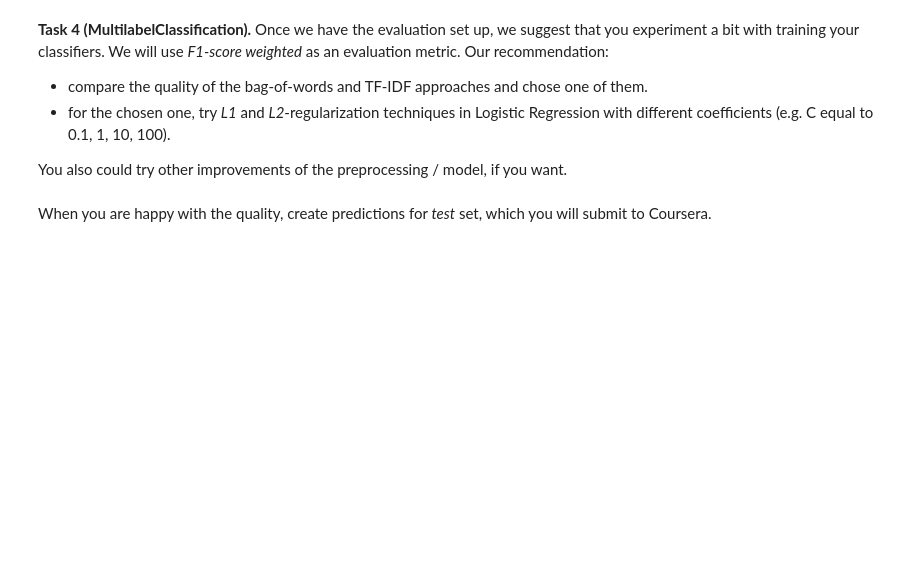
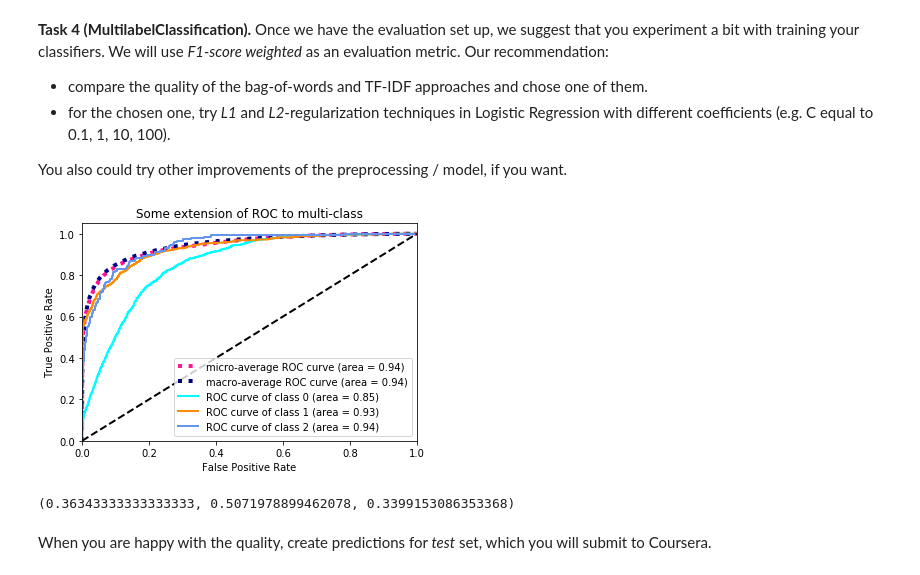
Before and after one commit to mathieu-fortin/natural-language-processing, a Jupyter notebook: week1/week1-MultilabelClassification.ipynb, the cells around one changed output. Cells and saved outputs as stored; diff of their text form; code cells hidden in the pictures; blank space fills up the shorter version.

```diff
--- a/week1/week1-MultilabelClassification.ipynb
+++ b/week1/week1-MultilabelClassification.ipynb
@@ -299,8 +312,11 @@ def tfidf_features(X_train, X_val, X_test):
     # Transform the train, test, and val sets and return the result
 
 
-    tfidf_vectorizer = ####### YOUR CODE HERE #######
-
+    tfidf_vectorizer = TfidfVectorizer(ngram_range=(1,2), max_df=0.9, min_df=5/len(X_train),
+                                       sublinear_tf=True, token_pattern = r'(\S+)') ####### YOUR CODE HERE #######
+    X_train = tfidf_vectorizer.fit_transform(X_train)
+    X_val = tfidf_vectorizer.transform(X_val)
+    X_test = tfidf_vectorizer.transform(X_test)
     ######################################
     ######### YOUR CODE HERE #############
     ######################################
@@ -337,18 +355,21 @@ Implement the function *train_classifier* for training a classifier. In this tas
 from sklearn.multiclass import OneVsRestClassifier
 from sklearn.linear_model import LogisticRegression, RidgeClassifier
 # %%
-def train_classifier(X_train, y_train):
+def train_classifier(X_train, y_train, max_iter=1000, pen='l2', reg_st_inv=1.0):
     """
       X_train, y_train — training data
 
       return: trained classifier
     """
-
     # Create and fit LogisticRegression wraped into OneVsRestClassifier.
 
     ######################################
     ######### YOUR CODE HERE #############
     ######################################
+    lr = LogisticRegression(max_iter=max_iter, penalty=pen, C=reg_st_inv, multi_class='ovr')
+    clf = OneVsRestClassifier(lr)
+    clf.fit(X_train, y_train)
+    return clf
 # %% [markdown]
 Train the classifiers for different data transformations: *bag-of-words* and *tf-idf*.
 # %%
@@ -434,3 +489,18 @@ You also could try other improvements of the preprocessing / model, if you want.
+# %%
+######################################
+######### YOUR CODE HERE #############
+######################################
+classifier_tfidf2 = train_classifier(X_train_tfidf, y_train, pen='l2', reg_st_inv=10)
+y_val_predicted_labels_tfidf2 = classifier_tfidf2.predict(X_val_tfidf)
+y_val_predicted_scores_tfidf2 = classifier_tfidf2.decision_function(X_val_tfidf)
+# %%
+roc_auc(y_val, y_val_predicted_scores_tfidf2, n_classes)
+# %% [output]
+[figure, added]
+# %%
+print_evaluation_scores(y_val, y_val_predicted_labels_tfidf2)
+# %% [output]
+(0.36343333333333333, 0.5071978899462078, 0.3399153086353368)
 # %% [markdown]
 When you are happy with the quality, create predictions for *test* set, which you will submit to Coursera.
 # %%
```
Also changed, not shown: parts of 23 cells of this notebook.
